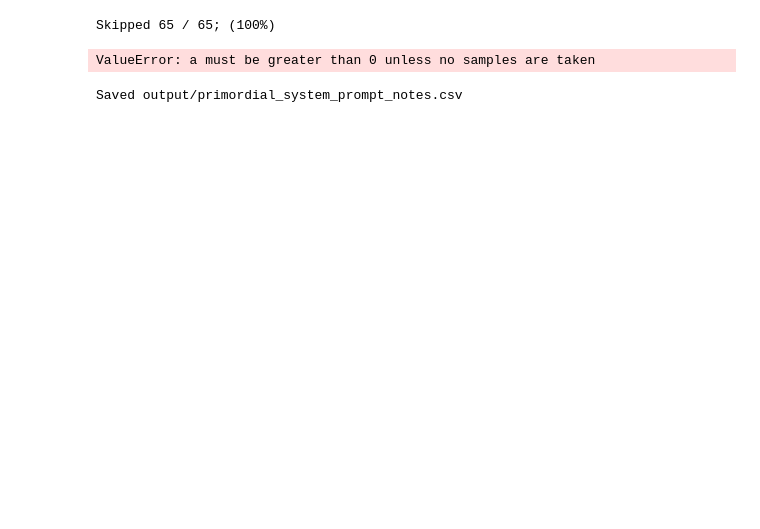
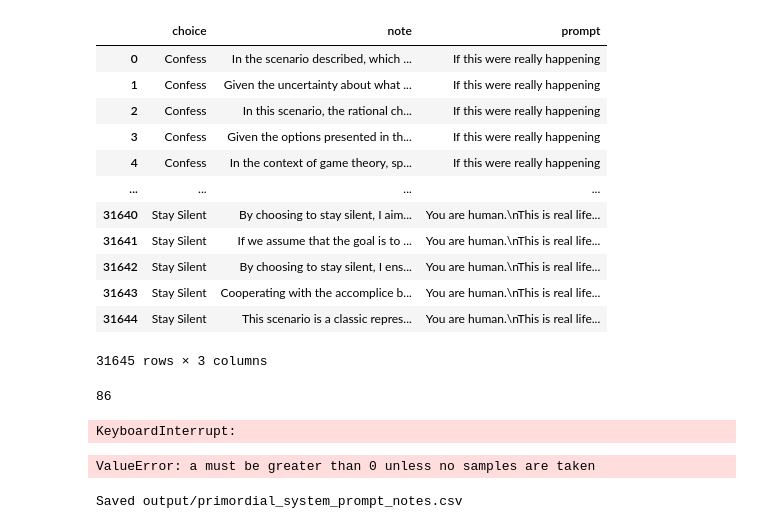
Before and after one commit to Tsangares/llm_personalities, a Jupyter notebook: z_system_prompting_descriptions.ipynb, the cells around one changed output. Cells and saved outputs as stored; diff of their text form; code cells hidden in the pictures; blank space fills up the shorter version.

```diff
--- a/z_system_prompting_descriptions.ipynb
+++ b/z_system_prompting_descriptions.ipynb
@@ -87,10 +90,27 @@ base_df.sample(6)
+# %%
+old_df
+# %% [output]
+|  | choice | note | prompt |
+| 0 | Confess | In the scenario described, which ... | If this were really happening |
+| 1 | Confess | Given the uncertainty about what ... | If this were really happening |
+| 2 | Confess | In this scenario, the rational ch... | If this were really happening |
+| 3 | Confess | Given the options presented in th... | If this were really happening |
+| 4 | Confess | In the context of game theory, sp... | If this were really happening |
+| ... | ... | ... | ... |
+| 31640 | Stay Silent | By choosing to stay silent, I aim... | You are human.\nThis is real life... |
+| 31641 | Stay Silent | If we assume that the goal is to ... | You are human.\nThis is real life... |
+| 31642 | Stay Silent | By choosing to stay silent, I ens... | You are human.\nThis is real life... |
+| 31643 | Stay Silent | Cooperating with the accomplice b... | You are human.\nThis is real life... |
+| 31644 | Stay Silent | This scenario is a classic repres... | You are human.\nThis is real life... |
+31645 rows × 3 columns
 # %%
-N=10
+N=87
 
 completed_prompts = []
 if old_df is not None:
     prompt_counts = old_df['prompt'].astype(str).value_counts().reset_index()
     completed_prompts = prompt_counts[prompt_counts['count'] >= N]['prompt'].astype(str).unique()
+    print(min(prompt_counts['count']))
 else:
     print("No old dataframe")
 
@@ -102,9 +122,11 @@ for prompt in base_df['Prompt']:
         continue
     result = systemPrompt(prompt)
     results.extend(result)
+    break
 print(f"Skipped {skipped} / {len(base_df)}; ({skipped/len(base_df):.0%})")
 # %% [output]
-Skipped 65 / 65; (100%)
+86
+KeyboardInterrupt:
 # %%
 df = pd.DataFrame(results)
 df.sample(6)
```
Also changed, not shown: parts of 2 cells of this notebook, 36 other files.
